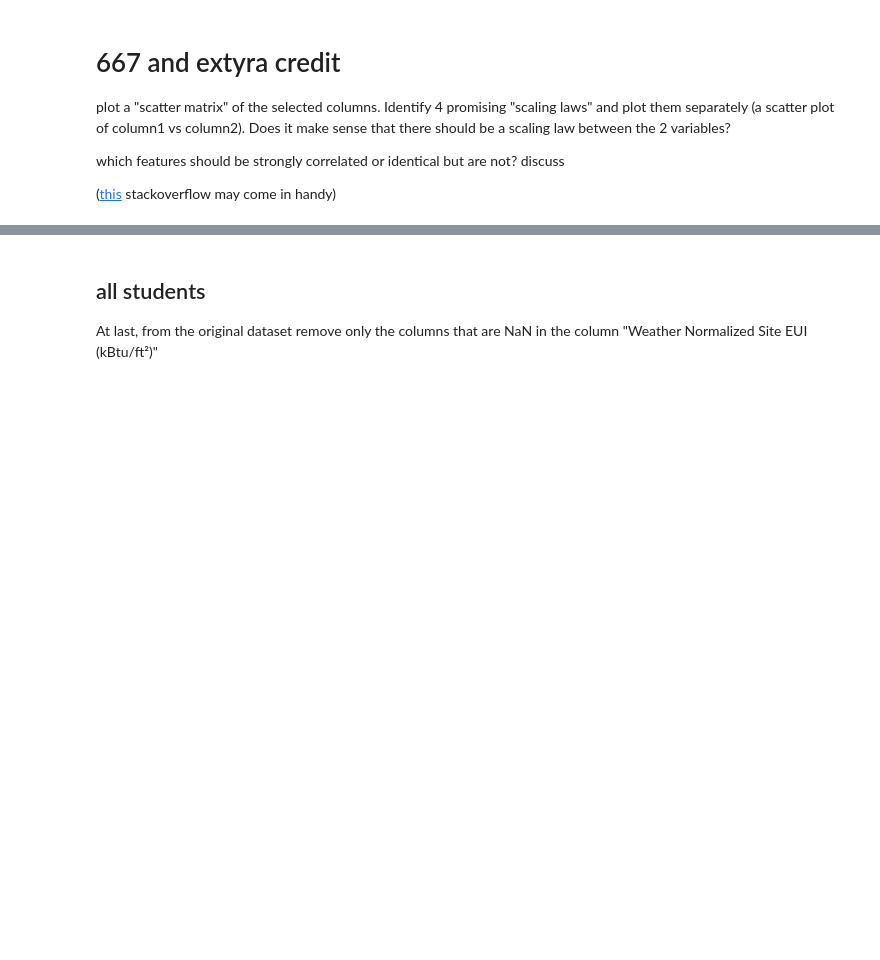
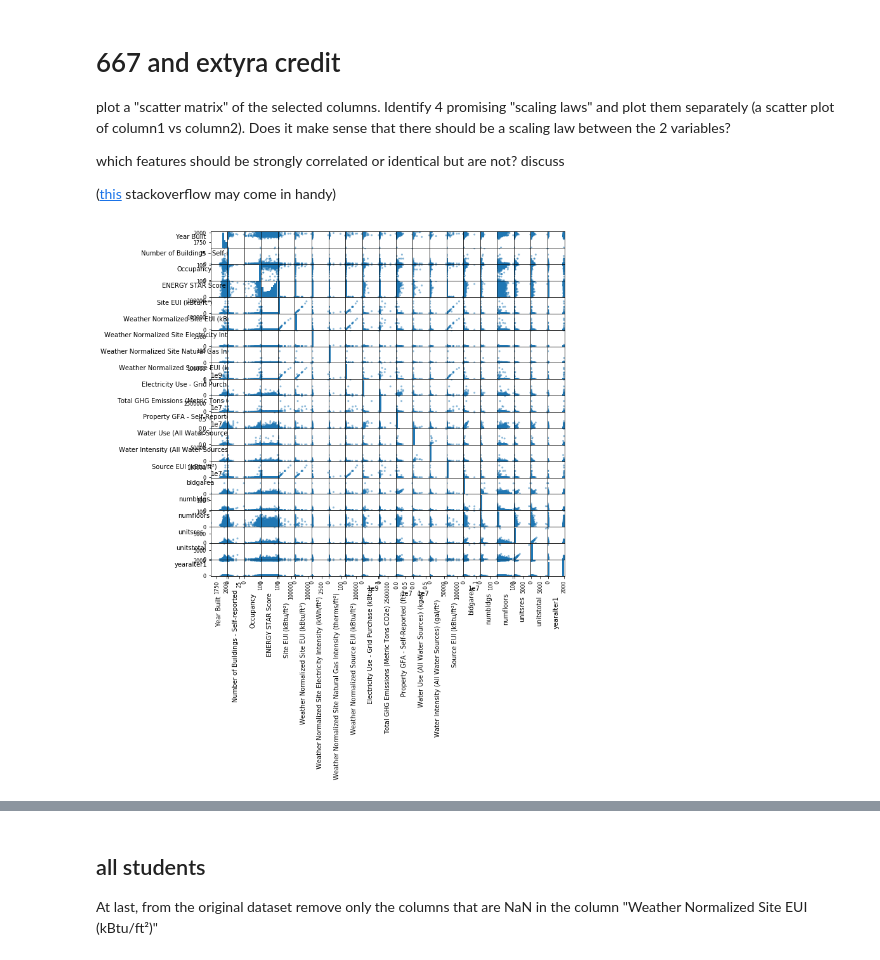
Before and after one commit to fedhere/DSPS, a Jupyter notebook: HW5/BuildingsEnergyOwners.ipynb, the cells around one changed output, grey strips where cells are left out. Saved outputs shown, nothing was run; the diff lists cells and outputs as text; code cells hidden in the pictures; blank space fills up the shorter version.

```diff
--- a/HW5/BuildingsEnergyOwners.ipynb
+++ b/HW5/BuildingsEnergyOwners.ipynb
@@ -34,3 +44,10 @@ This path and name have to be exact. This way the grader and I will be able to r
+# %%
+#delete
+# -- set the location of the PLUTO file
+pl_name = "drive/My Drive/dsps/pluto_18v2_1.csv"
+
+# -- read in the PLUTO file
+pluto = pd.read_csv(pl_name, low_memory=False)
 # %% [markdown]
 # data fusion
 
@@ -42,3 +103,10 @@ merge the pluto and ll84 dataframes. you will have to choose an appropriate colu
+# %%
+#delete
+# -- select only PLUTO buildings in Manhattan
+pluto = pluto[pluto.borough == "MN"]
+
+ll84pl = ll84.merge(pluto, left_on="BBL - 10 digits",
+                    right_on="bbl", how="outer")
 # %% [markdown]
 # data exploration and cleaning
 
@@ -46,3 +114,9 @@ merge the pluto and ll84 dataframes. you will have to choose an appropriate colu
 extract the columns listed in the file "columns.txt" from the dataset.
 
 convert the resulting dataset to numerical, converting non-numerical values to NaN. drop rows that contain invalid values and save the resulting dataframe (_reducted_ dataframe)
+# %%
+#delete
+goodcols = np.array(pd.read_csv(
+    "https://raw.githubusercontent.com/fedhere/DSPS/master/HW5/columns.txt").
+                    values).flatten()
+len(goodcols)
@@ -48,0 +125,8 @@ convert the resulting dataset to numerical, converting non-numerical values to N
+# %%
+#delete
+ll84pl_reduct = ll84pl[goodcols].copy()
+for c  in goodcols:
+    ll84pl[c] = pd.to_numeric(ll84pl[c], errors='coerce')
+    ll84pl_reduct[c] = pd.to_numeric(ll84pl[c], errors='coerce')
+ll84pl_reduct.dropna(inplace=True)
+ll84pl_reduct.describe().shape, len(goodcols)
@@ -84,3 +255,15 @@ plot a "scatter matrix" of the selected columns. Identify 4 promising "scaling l
 which features should be strongly correlated or identical but are not? discuss
 
 ([this](https://stackoverflow.com/questions/26975089/making-the-labels-of-the-scatterplot-vertical-and-horizontal-in-pandas) stackoverflow may come in handy)
+# %%
+#delete
+axs = pd.plotting.scatter_matrix(ll84pl[goodcols], figsize=(10,10));
+for x in range(len(axs)):
+    for y in range(len(axs)):
+        if x == len(axs) - 1:
+            #to make x axis name vertical
+            axs[x, y].xaxis.label.set_rotation(90)
+        if y == 0:
+            axs[x, y].yaxis.label.set_rotation(0)
+# %% [output]
+[figure, added]
```
Also changed, not shown: parts of 27 cells of this notebook.
